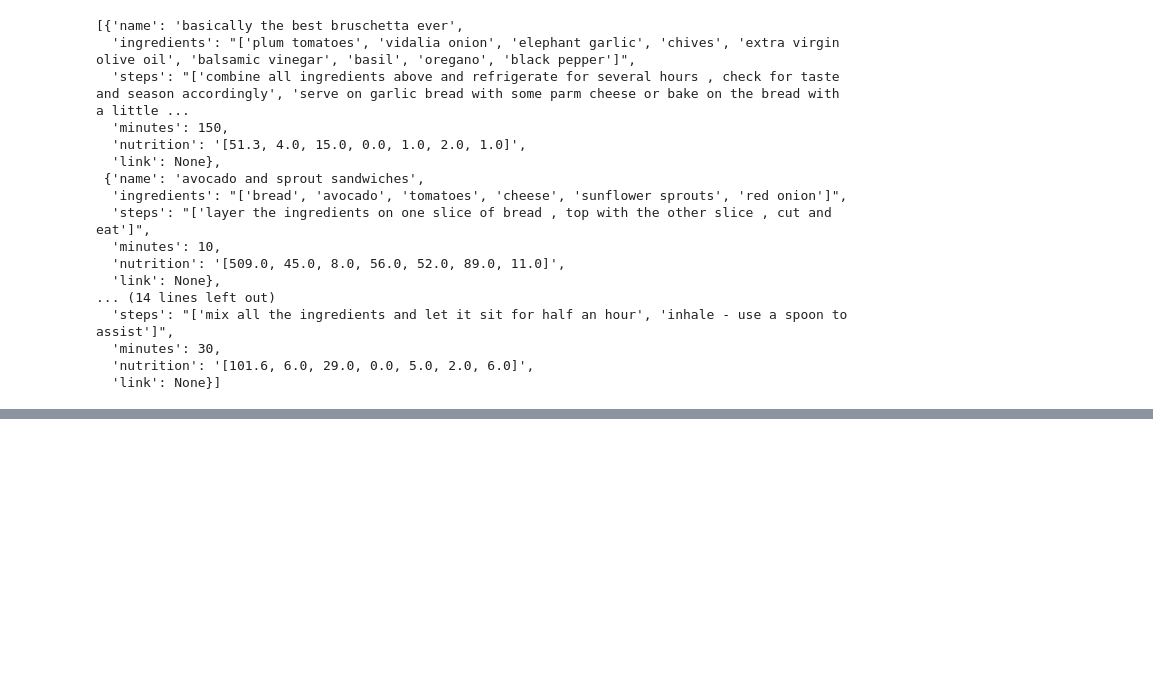
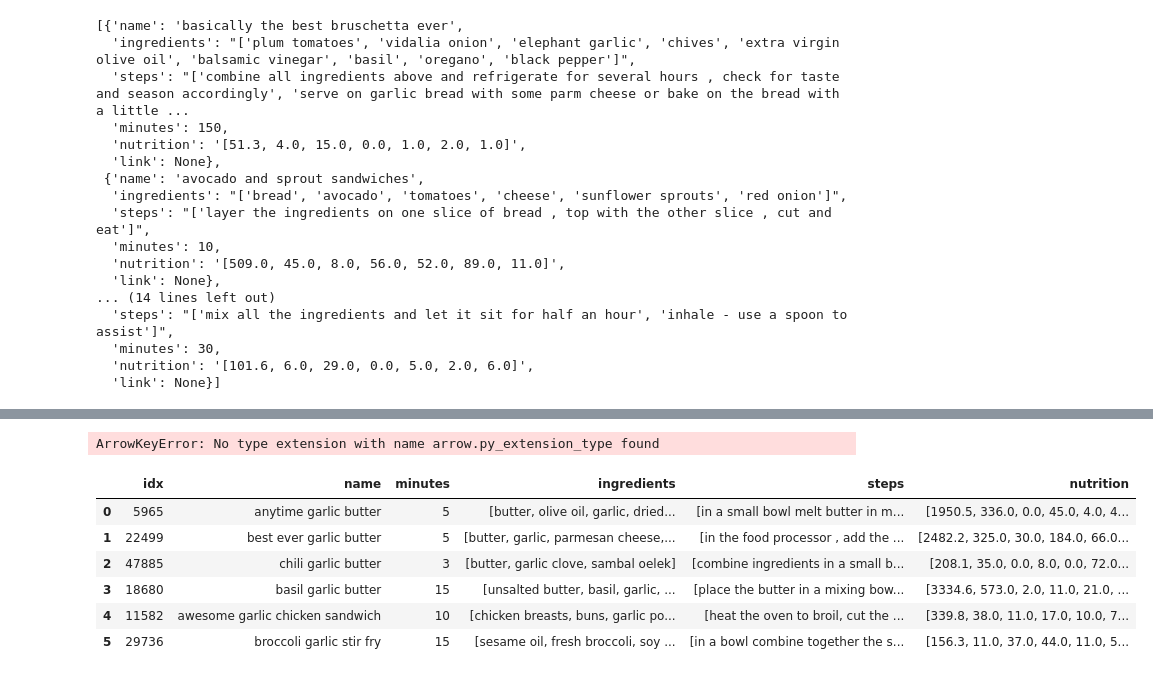
Before and after one commit to riyosha/cookerooni, a Jupyter notebook: EDA/EDA.ipynb, the cells around one changed output, grey strips where cells are left out. Cells and saved outputs as stored; diff of their text form; code cells hidden in the pictures; blank space fills up the shorter version.

Commit message:
basic RAG recipe generation

```diff
--- a/EDA/EDA.ipynb
+++ b/EDA/EDA.ipynb
@@ -191,4 +195,3 @@ The code below creates a vector DB with FAISS from all the ingredients mentioned
 from sentence_transformers import SentenceTransformer
 # %%
-food = pd.read_csv("../Data/Food/RAW_recipes.csv")
-food_tokenized = pd.read_csv('../Data/Food/PP_recipes.csv')
+food = pd.read_csv("Data/Food/RAW_recipes.csv")
@@ -281,0 +313,53 @@ recipes['recipe_text'] = recipes.apply(
+# %%
+# persist on disk
+faiss.write_index(index, "Data/recipes.faiss")
+meta.to_parquet("Data/recipes_meta.parquet")
+# %% [output]
+ArrowKeyError: No type extension with name arrow.py_extension_type found
+# %%
+def ingredient_set(xs):
+    return set([x.lower().strip() for x in xs])
+
+def parse_minutes(x):
+    try: return int(x)
+    except: return 10**9
+
+def retrieve(user_ings, max_minutes=None, k=50, top_k_return=20):
+    """
+    1) semantic retrieve with FAISS
+    2) re-rank by (fewest extra ingredients, most overlap), then time
+    """
+    query_txt = ", ".join(user_ings)
+    q = model.encode([query_txt], convert_to_numpy=True).astype("float32")
+    D, I = index.search(q, k)
+    user_set = set([i.lower().strip() for i in user_ings])
+
+    candidates = []
+    for idx in I[0]:
+        row = meta.iloc[idx]
+        rec_set = ingredient_set(row.ingredients)
+        overlap = len(rec_set & user_set)
+        extras  = len(rec_set - user_set)
+        mins    = parse_minutes(row.minutes)
+        if max_minutes is not None and mins > max_minutes:
+            continue
+        # score: more overlap better, fewer extras better, shorter time better
+        score = (overlap, -extras, -mins)
+        candidates.append((score, idx))
+
+    candidates.sort(reverse=True)  # because overlap positive, extras negative, mins negative
+    best = [c[1] for c in candidates[:top_k_return]]
+    return meta.loc[best].reset_index(drop=True)
+# %%
+user_ingredients = ["chicken", "butter", "garlic"]
+retrieved = retrieve(user_ingredients, max_minutes=15, k=80, top_k_return=6)
+# %%
+retrieved
+# %% [output]
+|  | idx | name | minutes | ingredients | steps | nutrition |
+| 0 | 5965 | anytime garlic butter | 5 | [butter, olive oil, garlic, dried... | [in a small bowl melt butter in m... | [1950.5, 336.0, 0.0, 45.0, 4.0, 4... |
+| 1 | 22499 | best ever garlic butter | 5 | [butter, garlic, parmesan cheese,... | [in the food processor , add the ... | [2482.2, 325.0, 30.0, 184.0, 66.0... |
+| 2 | 47885 | chili garlic butter | 3 | [butter, garlic clove, sambal oelek] | [combine ingredients in a small b... | [208.1, 35.0, 0.0, 8.0, 0.0, 72.0... |
+| 3 | 18680 | basil garlic butter | 15 | [unsalted butter, basil, garlic, ... | [place the butter in a mixing bow... | [3334.6, 573.0, 2.0, 11.0, 21.0, ... |
+| 4 | 11582 | awesome garlic chicken sandwich | 10 | [chicken breasts, buns, garlic po... | [heat the oven to broil, cut the ... | [339.8, 38.0, 11.0, 17.0, 10.0, 7... |
+| 5 | 29736 | broccoli garlic stir fry | 15 | [sesame oil, fresh broccoli, soy ... | [in a bowl combine together the s... | [156.3, 11.0, 37.0, 44.0, 11.0, 5... |
```
Also changed, not shown: parts of 18 cells of this notebook, 4 other files.
